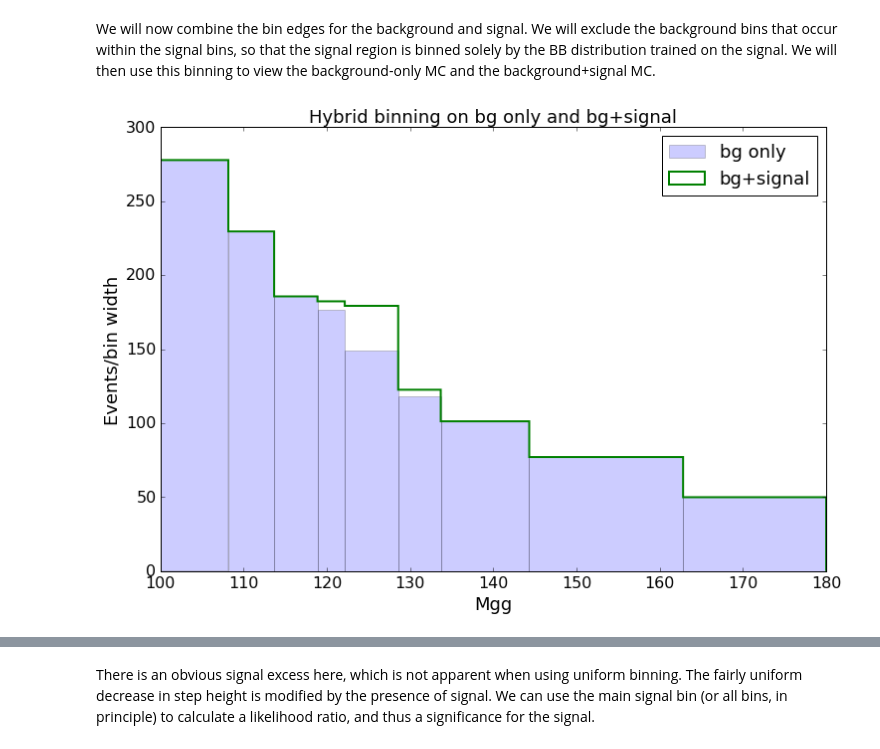
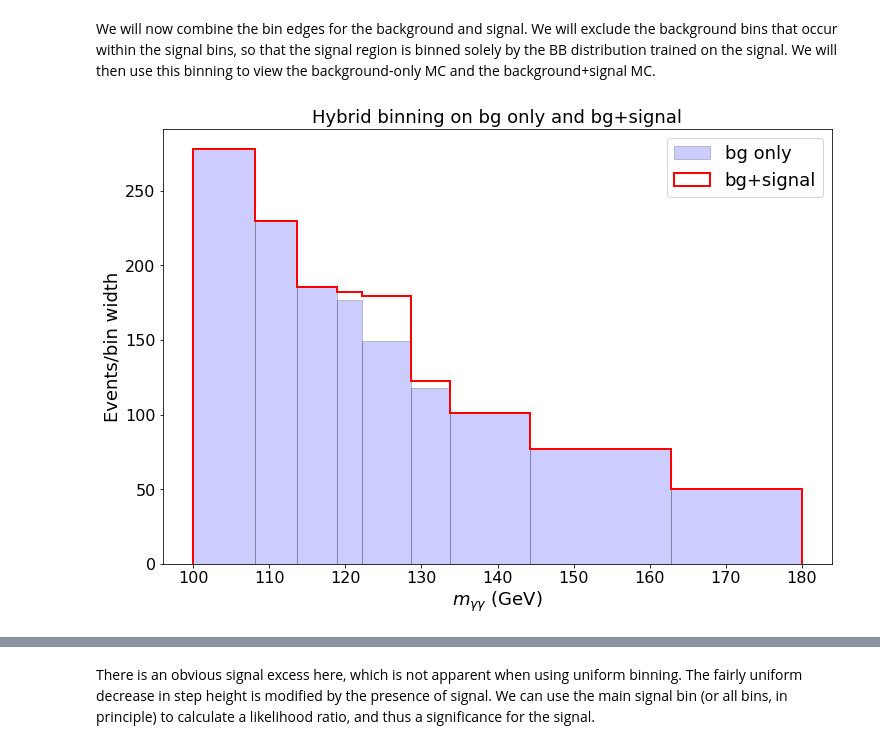
Before and after one commit to pollackscience/BayesianBlocks, a Jupyter notebook: bb/hep/hgg_writeup.ipynb, the cells around one changed output, grey strips where cells are left out. Cells and saved outputs as stored; diff of their text form; code cells hidden in the pictures.

```diff
--- a/bb/hep/hgg_writeup.ipynb
+++ b/bb/hep/hgg_writeup.ipynb
@@ -258,12 +261,12 @@ bc_sig, be_sig = make_bb_plot(mc_sig, 0.02, bb_dir+'/plots/', range=xlimits, sca
 We will now combine the bin edges for the background and signal.  We will exclude the background bins that occur within the signal bins, so that the signal region is binned solely by the BB distribution trained on the signal.  We will then use this binning to view the background-only MC and the background+signal MC.
 # %%
 be_hybrid = np.concatenate([be_bg[be_bg<be_sig[0]], be_sig, be_bg[be_bg>be_sig[-1]]])
-bc_bg, _, _ = hist(mc_bg,be_hybrid,alpha=0.2,scale='binwidth', label='bg only')
-bc_bg_sig, _, _ = hist(mc_bg_sig,be_hybrid,scale='binwidth', histtype='step', linewidth = 2, label='bg+signal')
+bc_bg, _, _ = hist(mc_bg,be_hybrid,alpha=0.2,scale='binwidth', label='bg only', histtype='bar', edgecolor='k', color='blue')
+bc_bg_sig, _, _ = hist(mc_bg_sig,be_hybrid,scale='binwidth', histtype='step', linewidth = 2, label='bg+signal', color='red')
 plt.title('Hybrid binning on bg only and bg+signal')
-plt.xlabel('Mgg')
+plt.xlabel(r'$m_{\gamma\gamma}$ (GeV)')
 plt.ylabel('Events/bin width')
 plt.legend()
 plt.show()
 # %% [output]
-[figure, old version]
+[figure, new version]
```
Also changed, not shown: parts of 8 cells of this notebook, 3 other files.
